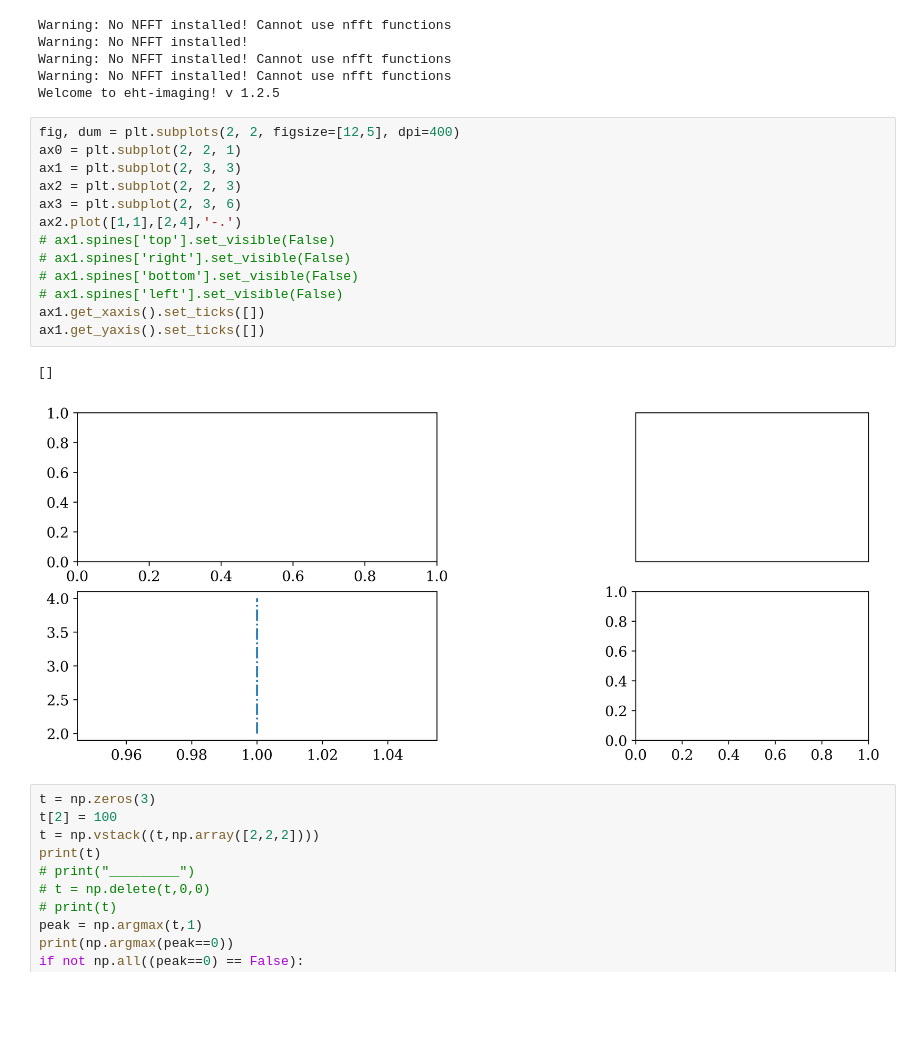
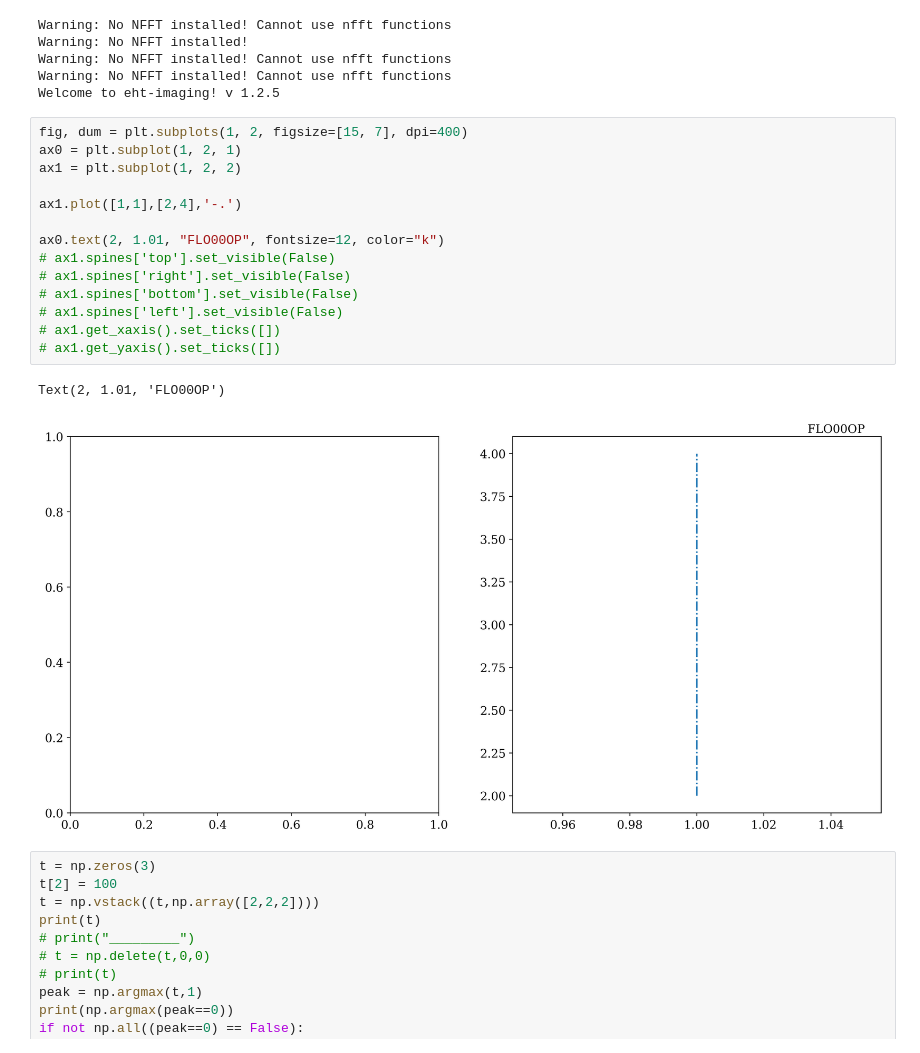
Before and after one commit to TejahniDesire/aart_tdwork, a Jupyter notebook: jpgrounds2.ipynb, the cells around one changed output. Saved outputs shown, nothing was run; the diff lists cells and outputs as text; blank space fills up the shorter version.

```diff
--- a/jpgrounds2.ipynb
+++ b/jpgrounds2.ipynb
@@ -26,21 +26,22 @@ Warning: No NFFT installed! Cannot use nfft functions
 Warning: No NFFT installed! Cannot use nfft functions
 Welcome to eht-imaging! v 1.2.5
 # %%
-fig, dum = plt.subplots(2, 2, figsize=[12,5], dpi=400)
-ax0 = plt.subplot(2, 2, 1)
-ax1 = plt.subplot(2, 3, 3)
-ax2 = plt.subplot(2, 2, 3)
-ax3 = plt.subplot(2, 3, 6)
-ax2.plot([1,1],[2,4],'-.')
+fig, dum = plt.subplots(1, 2, figsize=[15, 7], dpi=400)
+ax0 = plt.subplot(1, 2, 1)
+ax1 = plt.subplot(1, 2, 2)
+
+ax1.plot([1,1],[2,4],'-.')
+
+ax0.text(2, 1.01, "FLO00OP", fontsize=12, color="k")
 # ax1.spines['top'].set_visible(False)
 # ax1.spines['right'].set_visible(False)
 # ax1.spines['bottom'].set_visible(False)
 # ax1.spines['left'].set_visible(False)
-ax1.get_xaxis().set_ticks([])
-ax1.get_yaxis().set_ticks([])
+# ax1.get_xaxis().set_ticks([])
+# ax1.get_yaxis().set_ticks([])
 # %% [output]
-[]
+Text(2, 1.01, 'FLO00OP')
-[figure, old version]
+[figure, new version]
 # %%
 t = np.zeros(3)
 t[2] = 100
```
Also changed, not shown: 2 other files.
